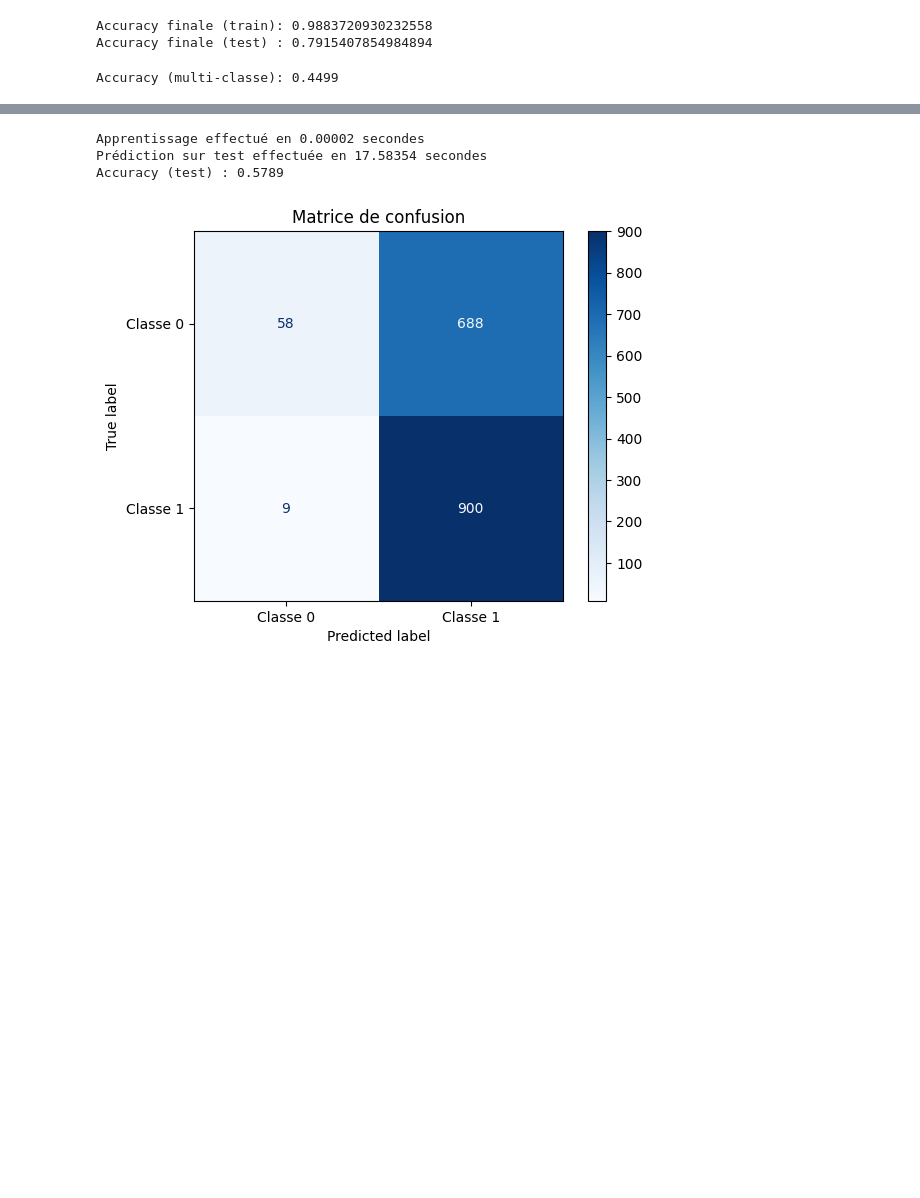
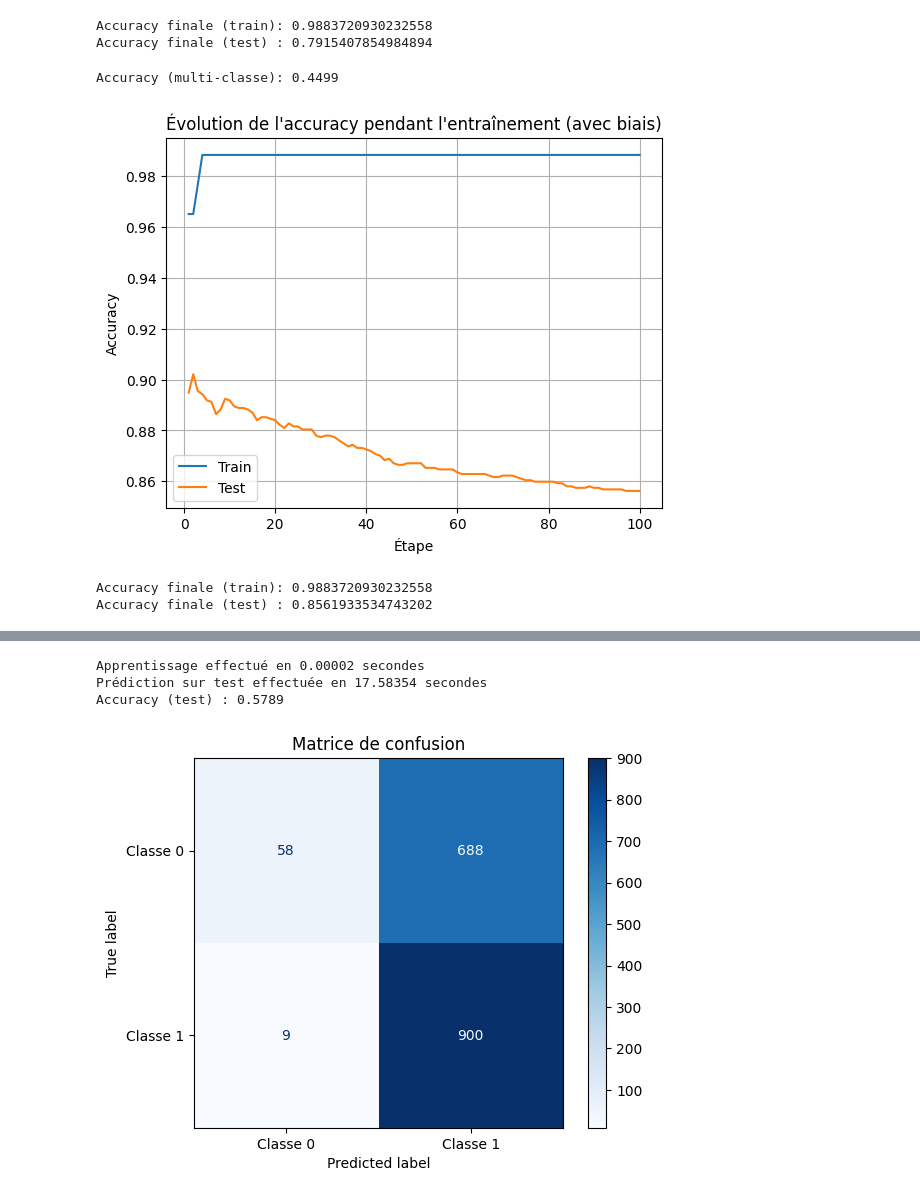
Before and after one commit to Antoine1903/Projets_Sorbonne_Universite, a Jupyter notebook: LU3IN026/miniprojet/projet-Zhang_Lecomte.ipynb, the cells around one changed output, grey strips where cells are left out. Saved outputs shown, nothing was run; the diff lists cells and outputs as text; code cells hidden in the pictures; blank space fills up the shorter version.

```diff
--- a/LU3IN026/miniprojet/projet-Zhang_Lecomte.ipynb
+++ b/LU3IN026/miniprojet/projet-Zhang_Lecomte.ipynb
@@ -709,3 +709,65 @@ accuracy_multi = (y_pred == y_true).mean()
 print(f"Accuracy (multi-classe): {accuracy_multi:.4f}")
 # %% [output]
 Accuracy (multi-classe): 0.4499
+# %%
+# ======================================================
+# Classification binaire avec PerceptronBiais - Version 1
+# ======================================================
+
+# Sélection des deux classes à classifier
+classe1 = 0
+classe2 = 1
+
+# Filtrage des données d'entraînement et de test
+df_binaire = df_train[df_train['target'].isin([classe1, classe2])].copy()
+df_test_bin = df_test[df_test['target'].isin([classe1, classe2])].copy()
+
+# Conversion des labels en format binaire (-1/+1)
+df_binaire['target_bin'] = df_binaire['target'].apply(lambda x: -1 if x == classe1 else +1)
+df_test_bin['target_bin'] = df_test_bin['target'].apply(lambda x: -1 if x == classe1 else +1)
+
+# Préparation des données d'entraînement et de test
+X_train_bin = ut.df2array(df_binaire, index_mots)  # Conversion des features
+y_train_bin = df_binaire['target_bin'].values      # Labels d'entraînement
+
+X_test_bin = ut.df2array(df_test_bin, index_mots)  # Conversion des features
+y_test_bin = df_test_bin['target_bin'].values      # Labels de test
+
+# ✅ Initialisation du perceptron AVEC BIAIS
+perceptron = classif.ClassifierPerceptronBiais(input_dimension=X_train_bin.shape[1], learning_rate=0.01)
+
+# Listes pour stocker les performances
+train_acc = []  # Précision sur le train set
+test_acc = []   # Précision sur le test set
+
+# Boucle d'entraînement
+N = 100  # Nombre d'itérations
+for _ in range(N):
+    # Étape d'entraînement
+    perceptron.train_step(X_train_bin, y_train_bin)
+
+    # Prédictions et calcul de l'accuracy
+    y_train_pred = np.array([perceptron.predict(x) for x in X_train_bin])
+    y_test_pred = np.array([perceptron.predict(x) for x in X_test_bin])
+
+    # Enregistrement des performances
+    train_acc.append((y_train_pred == y_train_bin).mean())
+    test_acc.append((y_test_pred == y_test_bin).mean())
+
+# Visualisation des résultats
+plt.plot(range(1, N+1), train_acc, label='Train')
+plt.plot(range(1, N+1), test_acc, label='Test')
+plt.ylabel('Accuracy')
+plt.xlabel("Étape")
+plt.title("Évolution de l'accuracy pendant l'entraînement (avec biais)")
+plt.legend()
+plt.grid(True)
+plt.show()
+
+# Affichage des résultats finaux
+print("Accuracy finale (train):", train_acc[-1])
+print("Accuracy finale (test) :", test_acc[-1])
+# %% [output]
+[figure, added]
+Accuracy finale (train): 0.9883720930232558
+Accuracy finale (test) : 0.8561933534743202
```
Also changed, not shown: parts of 5 cells of this notebook.
